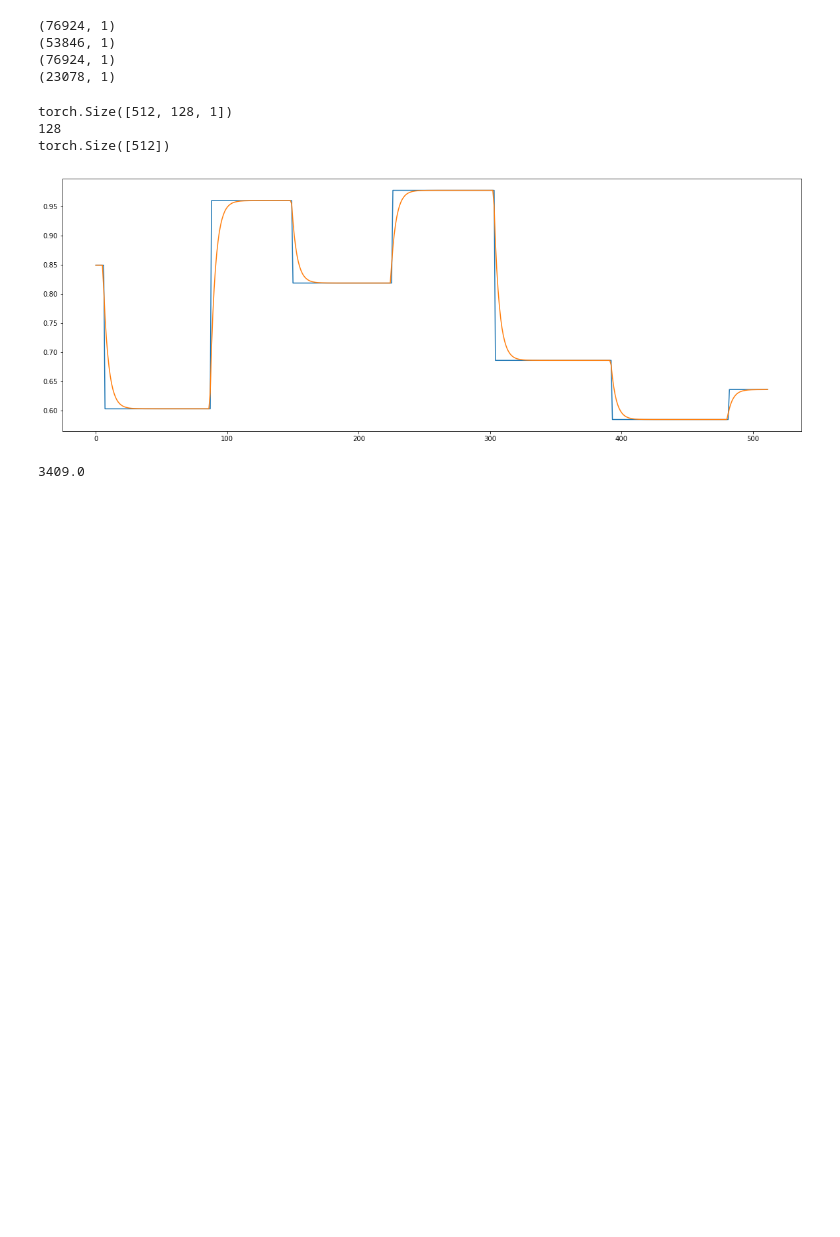
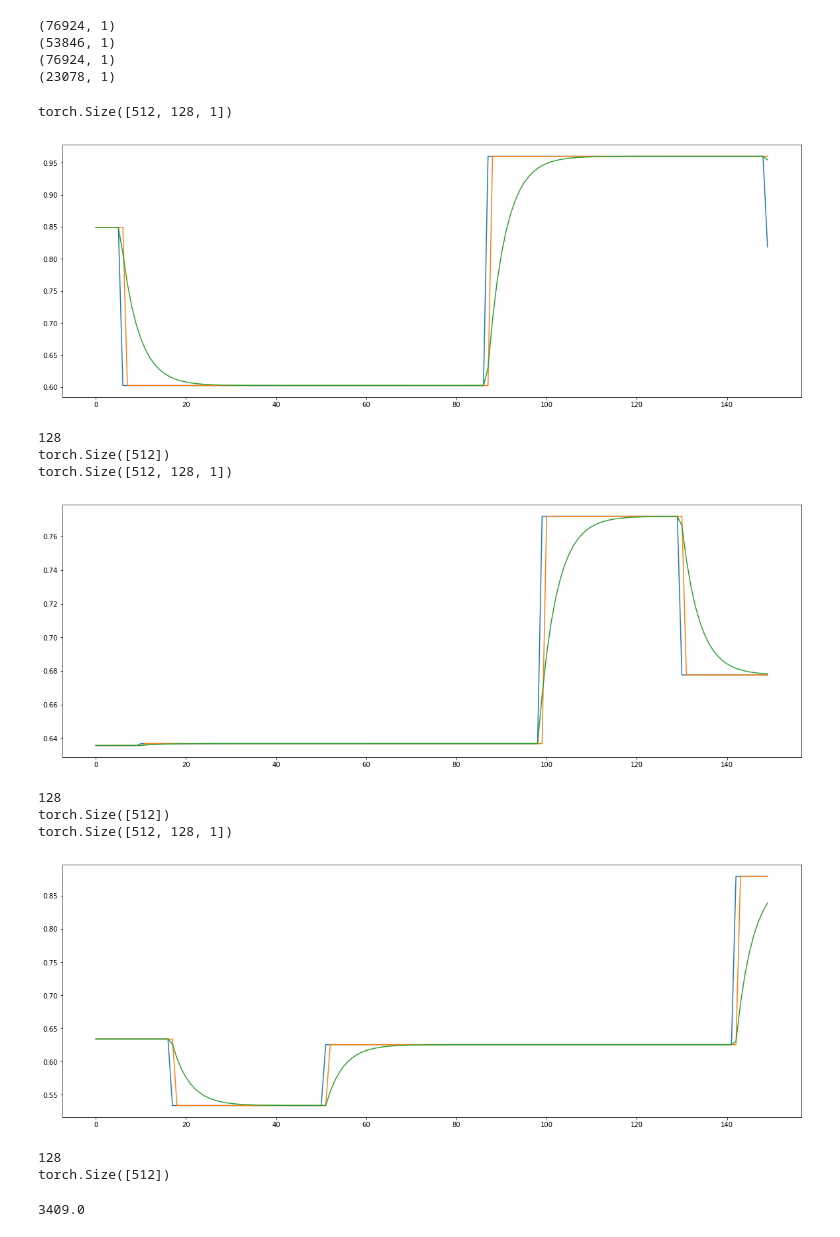
Before and after one commit to KushnirDmytro/identification_of_dynamic_system_parameters_using_nn, a Jupyter notebook: lstm_batches_on_dataloader.ipynb, the cells around one changed output. Saved outputs shown, nothing was run; the diff lists cells and outputs as text; code cells hidden in the pictures; blank space fills up the shorter version.

```diff
--- a/lstm_batches_on_dataloader.ipynb
+++ b/lstm_batches_on_dataloader.ipynb
@@ -165,7 +179,7 @@ train_ts_ds = TimeSeriesDataset(mat_file=p_data['mat_file'],
                                 partition=(0, 1 - p_data['test_size']),
                                 need_normalize=p_data['need_normalize'],
                                 leave_nth=p_data['leave_nth'])
-test_ts_ds = TimeSeriesDataset(mat_file=d_par['mat_file'],
+test_ts_ds = TimeSeriesDataset(mat_file=p_data['mat_file'],
                                 retrospective_steps=p_net['input_size'],
                                 partition=(1 - p_data['test_size'], 1),
                                 need_normalize=p_data['need_normalize'],
@@ -185,18 +201,30 @@ test_dl = DataLoader(dataset = test_ts_ds,
 # %%
-for i in test_dl:
-    x, y, ind = i
+f, t = 0, 150
+for i, batch in enumerate(test_dl):
+    x, y, ind = batch
     print(x.shape)
     x = x.transpose(0,1)
-    plt.plot(x.detach().numpy()[-2])
-    plt.plot(y.detach().numpy())
+    plt.plot(x.detach().numpy()[-1][f:t])
+    plt.plot(x.detach().numpy()[-2][f:t])
+    plt.plot(y.detach().numpy()[f:t])
+    plt.show()
     print(len(x))
     print(y.shape)
-    break
+    if i == 2:
+        break
 # %% [output]
 torch.Size([512, 128, 1])
-128
-torch.Size([512])
-[figure, old version]
+[figure, new version]
+128
+torch.Size([512])
+torch.Size([512, 128, 1])
+[figure, added]
+128
+torch.Size([512])
+torch.Size([512, 128, 1])
+[figure, added]
+128
+torch.Size([512])
 # %%
 
 #####################
```
Also changed, not shown: parts of 16 cells of this notebook, 1 other file.
